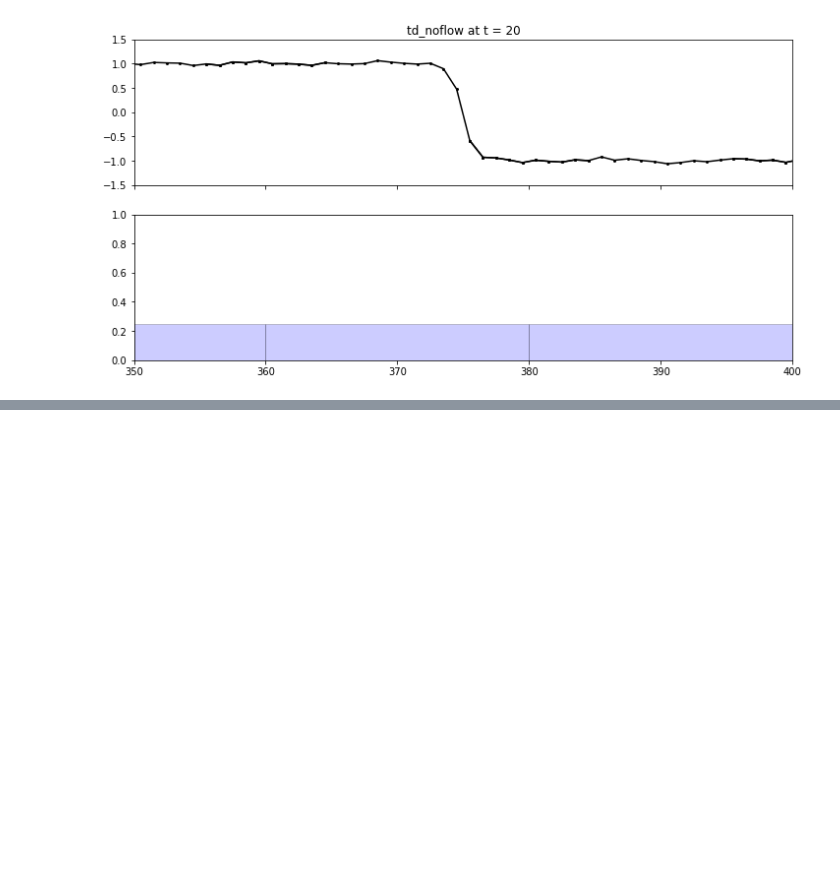
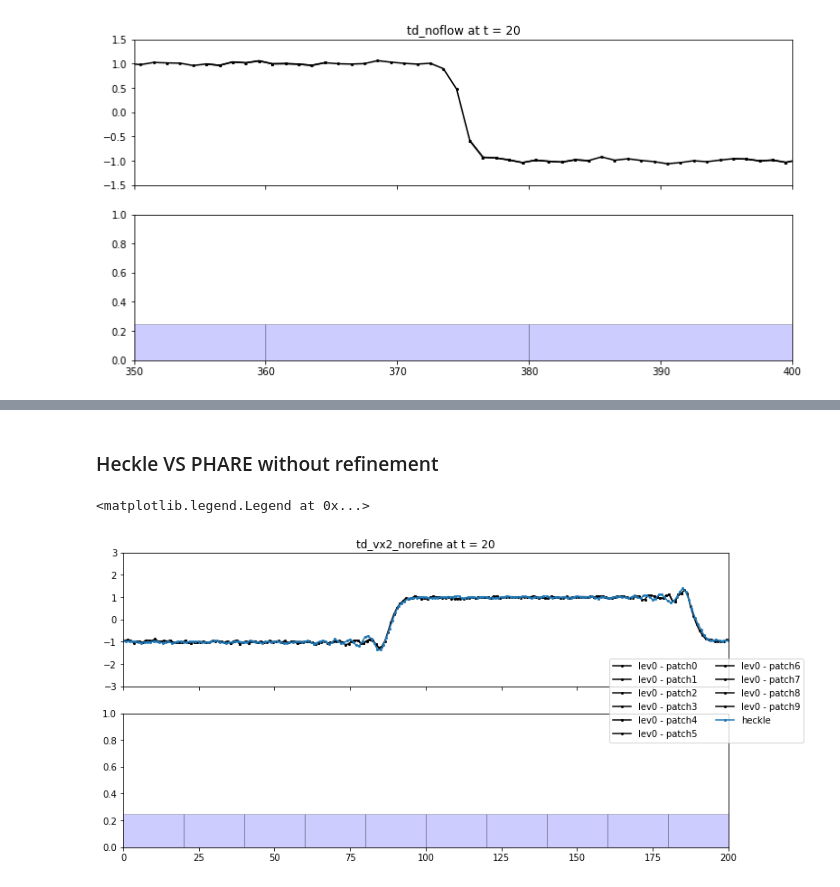
Before and after one commit to rochSmets/farBook, a Jupyter notebook: pharebook.ipynb, the cells around one changed output, grey strips where cells are left out. Cells and saved outputs as stored; diff of their text form; code cells hidden in the pictures; blank space fills up the shorter version.

Commit message:
heckle pahre compar

```diff
--- a/pharebook.ipynb
+++ b/pharebook.ipynb
@@ -584,0 +595,15 @@ plt.plot(a)
+# %%
+r = heckle.Heckle("/home/aunai/phare_jobs/heckle_ref/td/")
+# %%
+B0 = r.GetB(0)
+B20 = r.GetB(20)
+x = r.GetCoords(axis=0)
+# %% [markdown]
+### Heckle VS PHARE without refinement
+# %%
+fig,ax1,ax2 = plot_job("td_vx2_norefine", 20, "By", ylim=(-3,3),xlim=(0,200))
+ax1.plot(x, B20[:,1], label = "heckle", marker="o", markersize=2)
+fig.legend(ncol=2, loc="right")
+# %% [output]
+<matplotlib.legend.Legend at 0x...>
+[figure, added]
```
Also changed, not shown: parts of 15 cells of this notebook.
